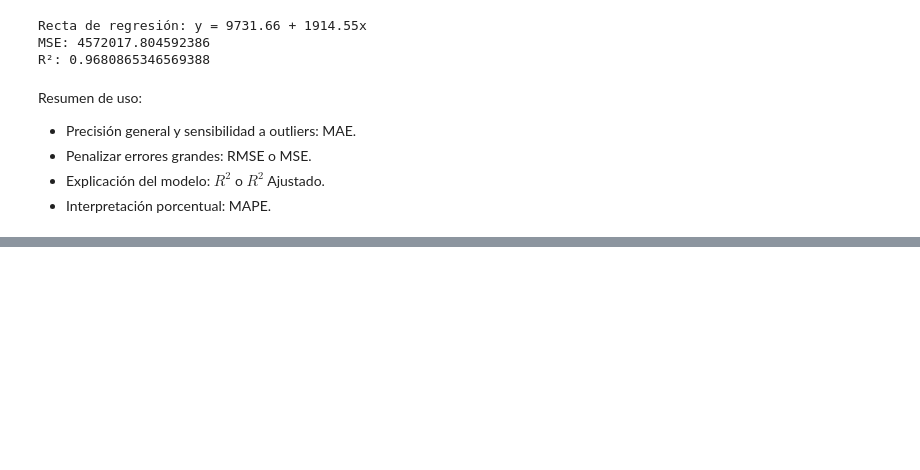
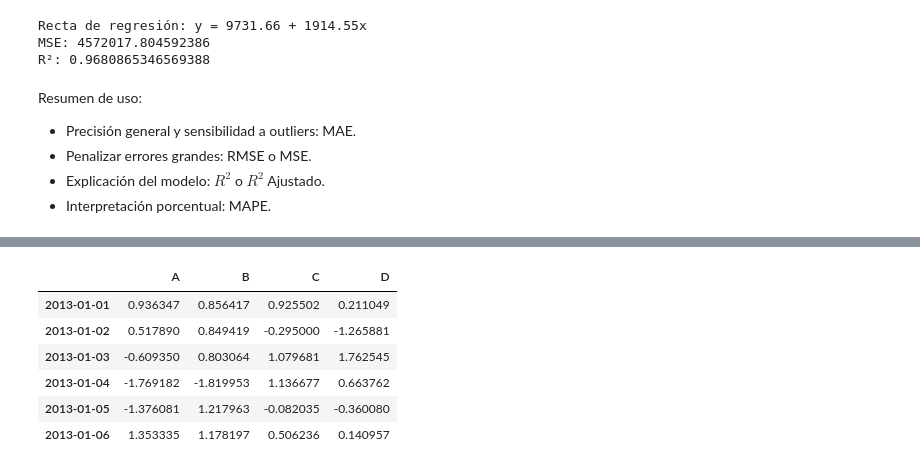
Before and after one commit to IvanRosP/mineria-de-datos, a Jupyter notebook: Mineria de datos.ipynb, the cells around one changed output, grey strips where cells are left out. Cells and saved outputs as stored; diff of their text form; code cells hidden in the pictures; blank space fills up the shorter version.

```diff
--- a/Mineria de datos.ipynb
+++ b/Mineria de datos.ipynb
@@ -871,0 +890,14 @@ Resumen de uso:
+# %%
+#Los dataframes son arreglos de datos bidimensionales y aqui se indexa por fechas
+dates = pd.date_range("20130101", periods=6)
+dates
+df = pd.DataFrame(np.random.randn(6, 4), index=dates, columns=list("ABCD"))
+df
+# %% [output]
+|  | A | B | C | D |
+| 2013-01-01 | 0.936347 | 0.856417 | 0.925502 | 0.211049 |
+| 2013-01-02 | 0.517890 | 0.849419 | -0.295000 | -1.265881 |
+| 2013-01-03 | -0.609350 | 0.803064 | 1.079681 | 1.762545 |
+| 2013-01-04 | -1.769182 | -1.819953 | 1.136677 | 0.663762 |
+| 2013-01-05 | -1.376081 | 1.217963 | -0.082035 | -0.360080 |
+| 2013-01-06 | 1.353335 | 1.178197 | 0.506236 | 0.140957 |
```
Also changed, not shown: parts of 10 cells of this notebook.
